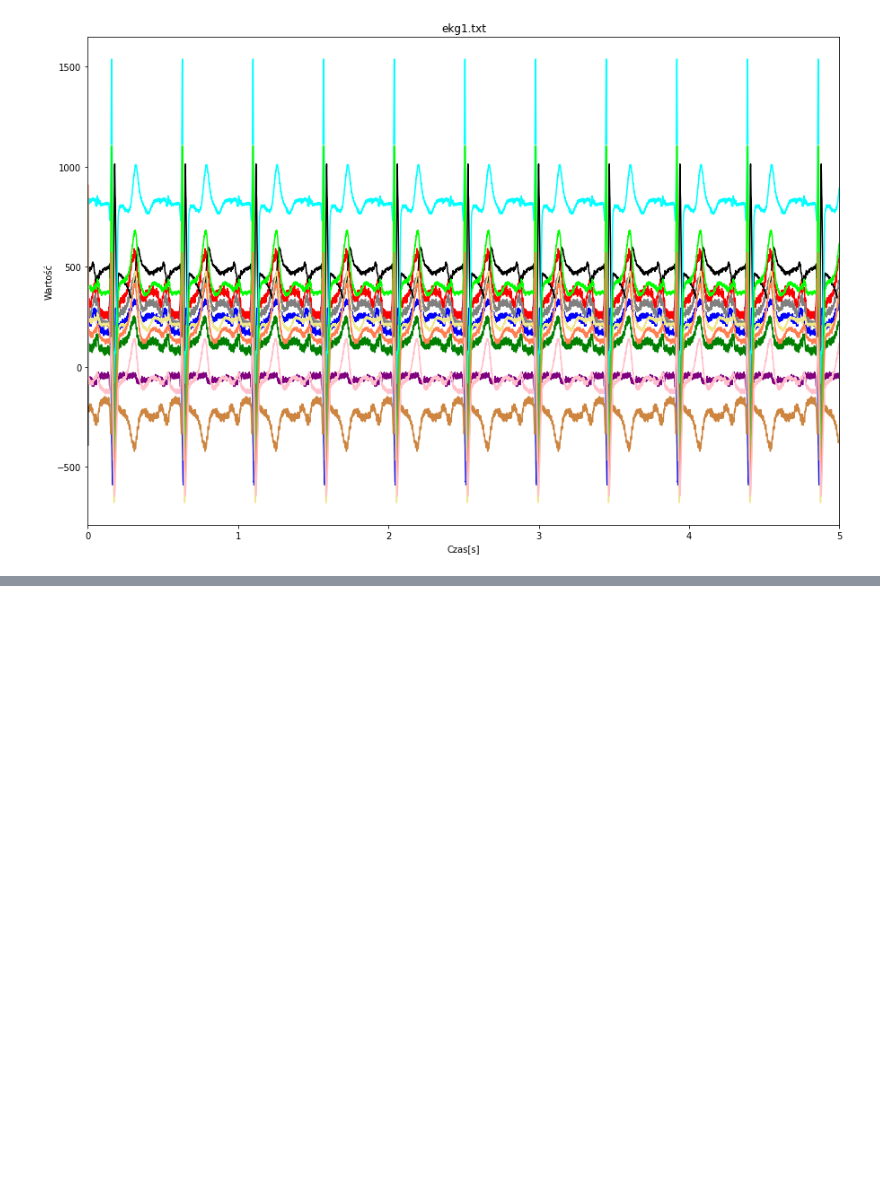
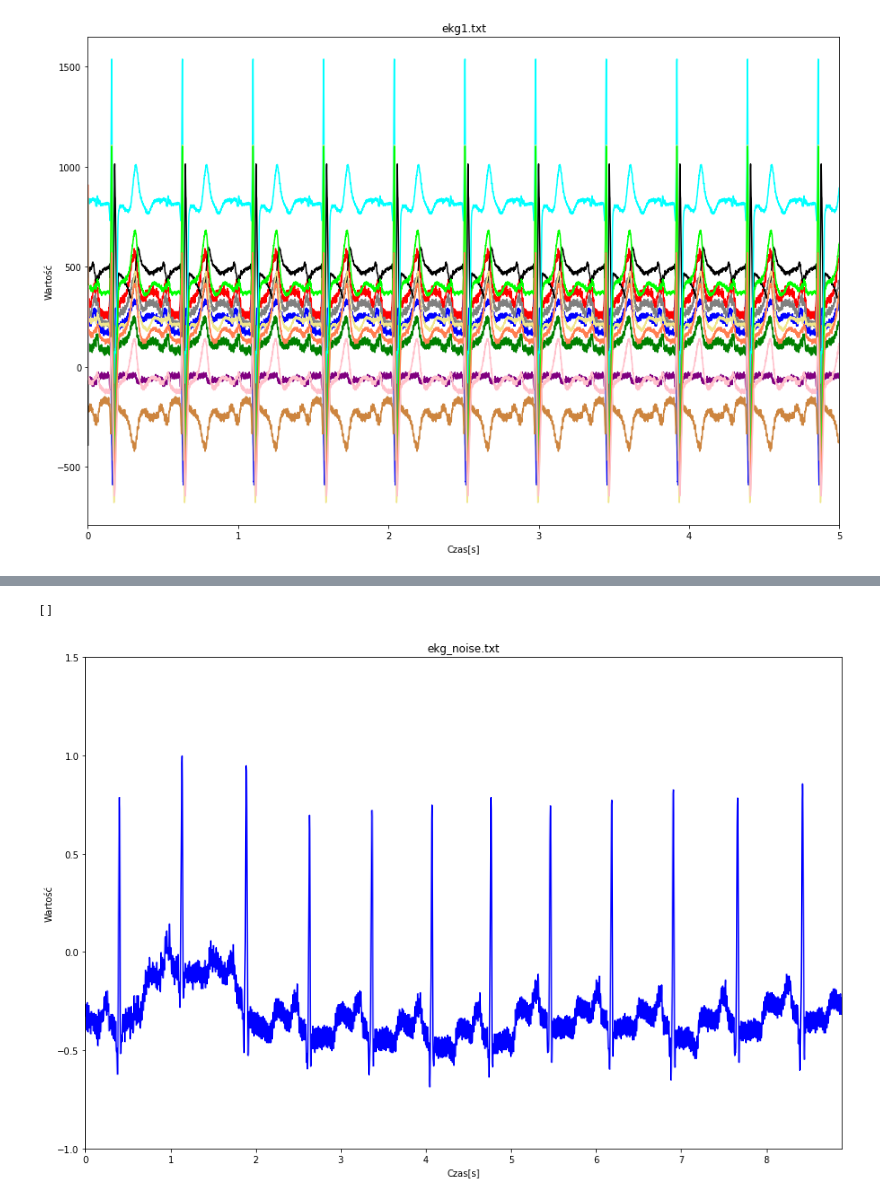
Before and after one commit to magdalena09/CPSiO-lab, a Jupyter notebook: lab1.ipynb, the cells around one changed output, grey strips where cells are left out. Saved outputs shown, nothing was run; the diff lists cells and outputs as text; code cells hidden in the pictures; blank space fills up the shorter version.

```diff
--- a/lab1.ipynb
+++ b/lab1.ipynb
@@ -50,0 +78,28 @@ plt.plot()
+# %%
+import numpy as np
+import pandas as pd
+import matplotlib.pyplot as plt
+import os
+
+str1=os.getcwd()
+
+ekg_noise = pd.read_csv(str1+'\\ekg_noise.txt', names=['Czas', 'Wartosc amplitudy'], sep='\s+')
+sampling_frequency_ekg_noise = 360 # czestotliwosc probkowania
+
+ekg_noise['Czas'] = ekg_noise.index/sampling_frequency_ekg_noise # ustalenie punktów na osi czasu
+ekg_noise = ekg_noise.set_index('Czas') # ustawienie czasu jako indexu tabeli
+ekg_noise_time = ((ekg_noise.shape[0])/sampling_frequency_ekg_noise)
+
+fig, axes = plt.subplots(ncols=1, nrows=1, figsize=(15,10))
+axes.plot(ekg_noise.index, ekg_noise['Wartosc amplitudy'], color='blue')
+axes.set_title('ekg_noise.txt')
+axes.set_xlabel('Czas[s]')
+axes.set_ylabel('Wartość')
+plt.xlim(0, ekg_noise_time)
+plt.ylim(-1.0,1.5)
+# file_name = input("Podaj nazwe pliku do zapisu: ")
+# plt.savefig(file_name + ".jpg")
+plt.plot()
+# %% [output]
+[]
+[figure, added]
```
Also changed, not shown: parts of 3 cells of this notebook.
